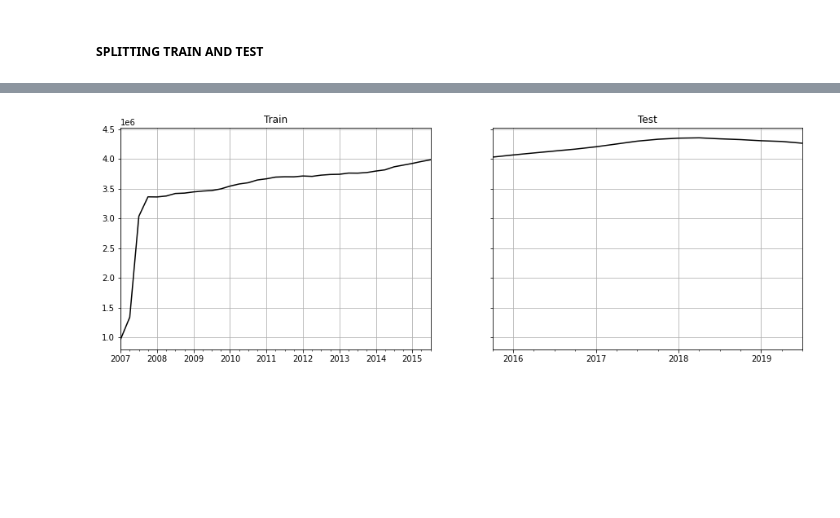
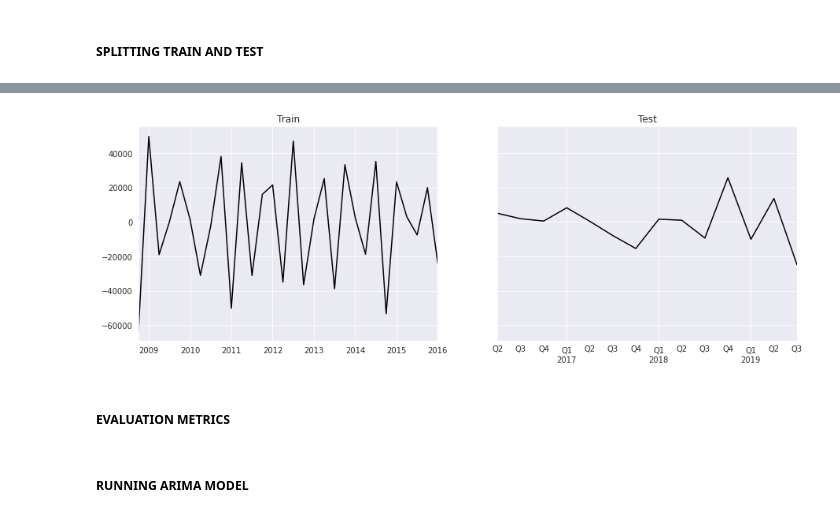
Before and after one commit to anaypess/Forecasting, a Jupyter notebook: Forecasting.ipynb, the cells around one changed output, grey strips where cells are left out. Drawn from its saved outputs; the diff is of its cells as text; code cells hidden in the pictures; blank space fills up the shorter version.

Commit message:
stationarity tests

```diff
--- a/Forecasting.ipynb
+++ b/Forecasting.ipynb
@@ -41,0 +89,6 @@ Name: sales, dtype: int64
+# %%
+#### separating the series per period of time
+ts1 = ts.loc[:'2008-01-01']
+ts2 = ts.loc['2008-01-01':]
+ex1 = np.arange(ts1.shape[0])
+ex2 = np.arange(ts2.shape[0])
@@ -41,0 +152,2 @@ Name: sales, dtype: int64
+# %%
+ts = ts2
@@ -41,0 +169,22 @@ Name: sales, dtype: int64
+# %%
+### Run duckey fuller test and make the ts stationary
+def stationarize(timeseries):
+  ### run dickey fuller test and take lags until it is stationary
+  ts_st = timeseries - timeseries.shift(1)
+  ts_st = ts_st[1:]
+  result2 = adfuller(ts_st)
+  pval = result2[1]
+  print('ADF Statistic: {}'.format(result2[0]))
+  print('p-value: {}'.format(result2[1]))
+  print('Critical Values:')
+  for key, value in result2[4].items():
+      print('\t{}: {}'.format(key, value))
+  while (pval > 0.05):
+    ts_st = ts_st - ts_st.shift(1)
+    ts_st = ts_st[1:]
+    result2 = adfuller(ts_st)
+    pval = result2[1]
+    print(pval)
+  return ts_st
+# %%
+ts_st =  stationarize(ts)
@@ -82,5 +240,5 @@ def split_train_test(ts, test=0.20, plot=True, figsize=(15,5)):
 
     return ts_train, ts_test
 # %%
-ts_train, ts_test = split_train_test(ts, test = 0.3)
+ts_train, ts_test = split_train_test(ts_st, test = 0.3)
 # %% [output]
@@ -88 +246,3 @@ ts_train, ts_test = split_train_test(ts, test = 0.3)
-[figure, old version]
+[figure, new version]
+# %% [markdown]
+##### EVALUATION METRICS
@@ -88,0 +314,2 @@ ts_train, ts_test = split_train_test(ts, test = 0.3)
+# %% [markdown]
+##### RUNNING ARIMA MODEL
```
Also changed, not shown: parts of 34 cells of this notebook.
